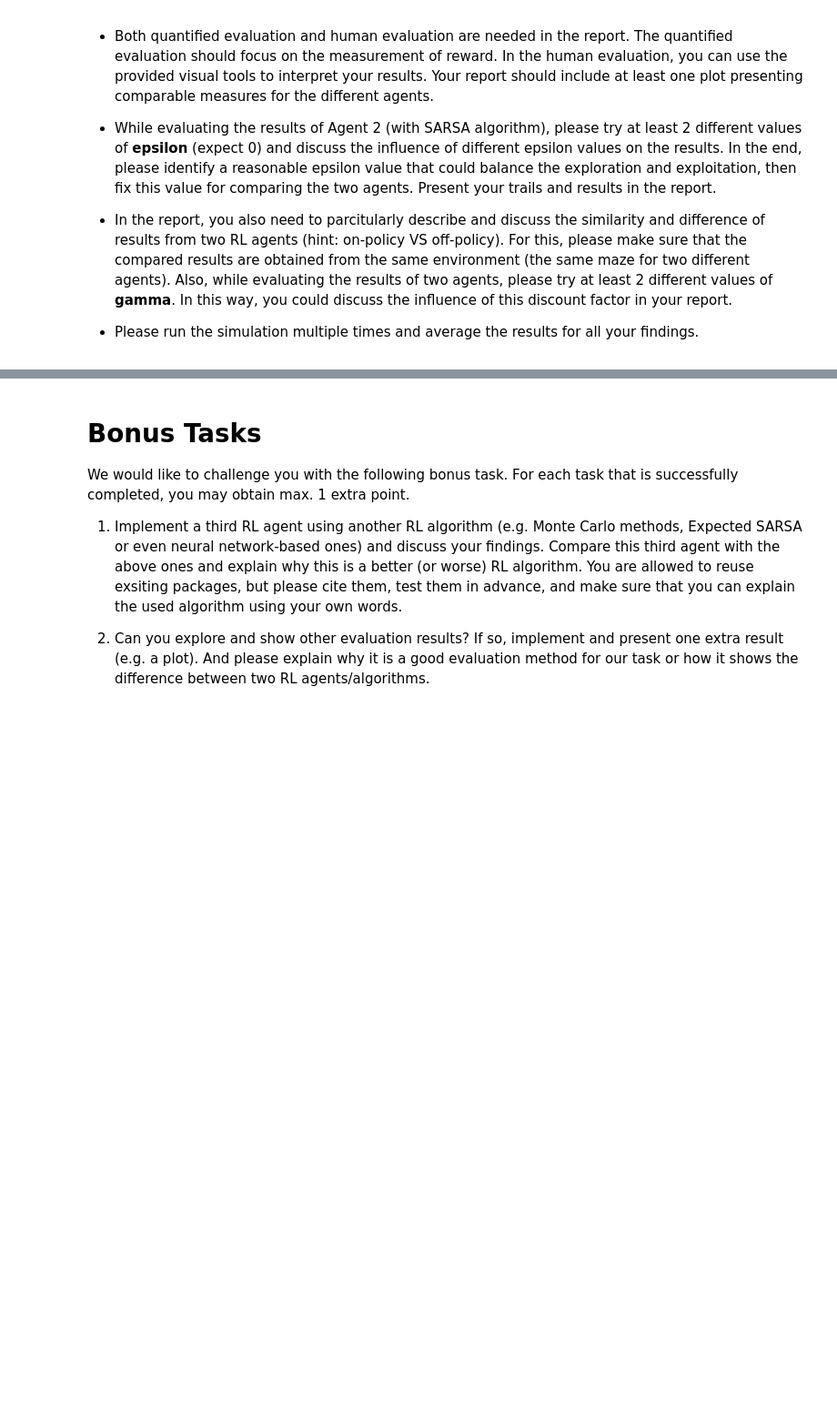
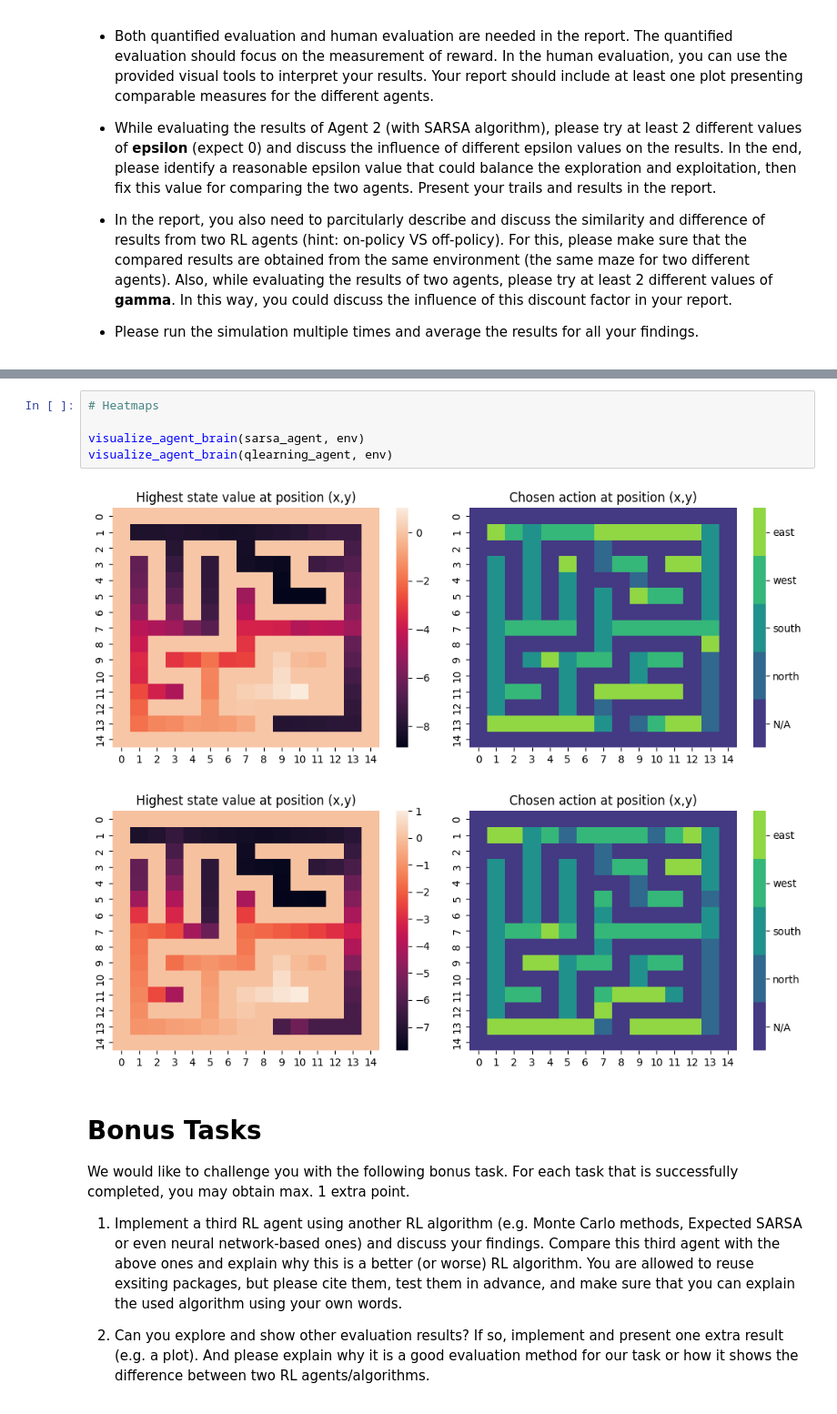
Before and after one commit to smichaelino/APML-Assignment-1, a Jupyter notebook: assignment-3/Assignment_3.ipynb, the cells around one changed output, grey strips where cells are left out. Shown at 91% size. Drawn from its saved outputs; the diff is of its cells as text; blank space fills up the shorter version.

```diff
--- a/assignment-3/Assignment_3.ipynb
+++ b/assignment-3/Assignment_3.ipynb
@@ -360,3 +420,11 @@ Finally, you will describe, evaluate, and interpret the results obtained from th
+# %%
+# Heatmaps
+
+visualize_agent_brain(sarsa_agent, env)
+visualize_agent_brain(qlearning_agent, env)
+# %% [output]
+[figure, added]
+[figure, added]
 # %% [markdown]
 # Bonus Tasks
 
```
Also changed, not shown: parts of 10 cells of this notebook.
